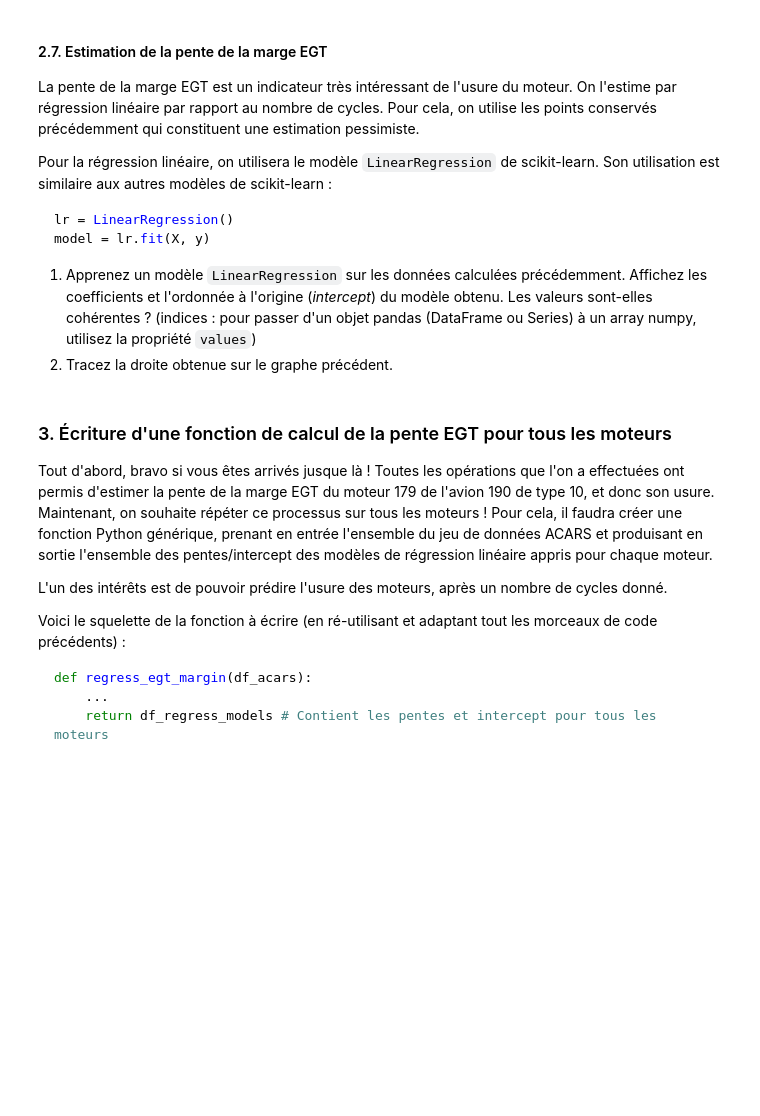
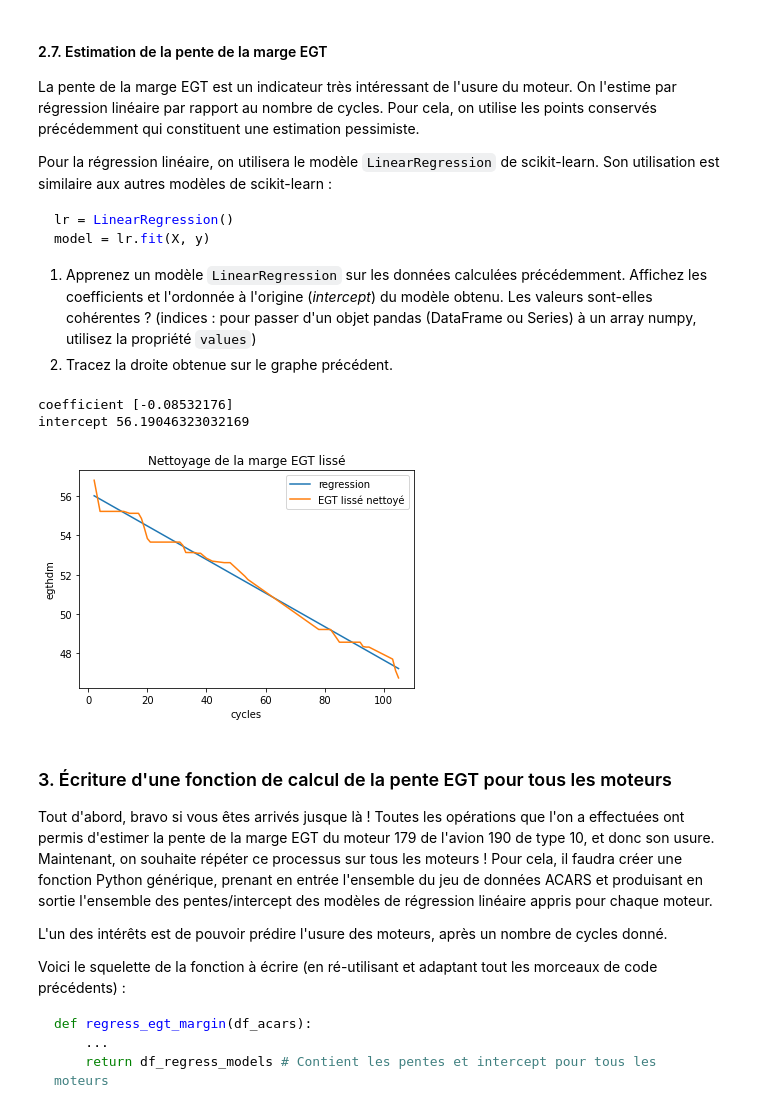
Before and after one commit to Thomasb-ing/TD-Stat-descriptive, a Jupyter notebook: TD3/TD3.ipynb, the cells around one changed output. Drawn from its saved outputs; the diff is of its cells as text; code cells hidden in the pictures; blank space fills up the shorter version.

```diff
--- a/TD3/TD3.ipynb
+++ b/TD3/TD3.ipynb
@@ -223,6 +265,26 @@ model = lr.fit(X, y)
 2. Tracez la droite obtenue sur le graphe précédent.
 # %%
 from sklearn.linear_model import LinearRegression
+# %%
+med_glissante_cycle_dec_dropna=med_glissante_cycle_dec.dropna(axis=0)
+x=med_glissante_cycle_dec_dropna.index.values
+med_glissante_cycle_dec_np=med_glissante_cycle_dec_dropna.values
+
+lr = LinearRegression()
+model = lr.fit(x.reshape(-1,1),med_glissante_cycle_dec_np.reshape(-1,1))
+print("coefficient "+str(model.coef_[0]))
+print("intercept "+str(model.intercept_[0]))
+# %% [output]
+coefficient [-0.08532176]
+intercept 56.19046323032169
+# %%
+
+plt.plot(x.reshape(-1,1),(x*model.coef_+model.intercept_).reshape(-1,1),label="regression")
+sns.lineplot(data=med_glissante_cycle_dec,label="EGT lissé nettoyé")
+plt.title("Nettoyage de la marge EGT lissé")
+plt.show()
+# %% [output]
+[figure, added]
 # %% [markdown]
 ### 3. Écriture d'une fonction de calcul de la pente EGT pour tous les moteurs
 
```
Also changed, not shown: parts of 7 cells of this notebook.
